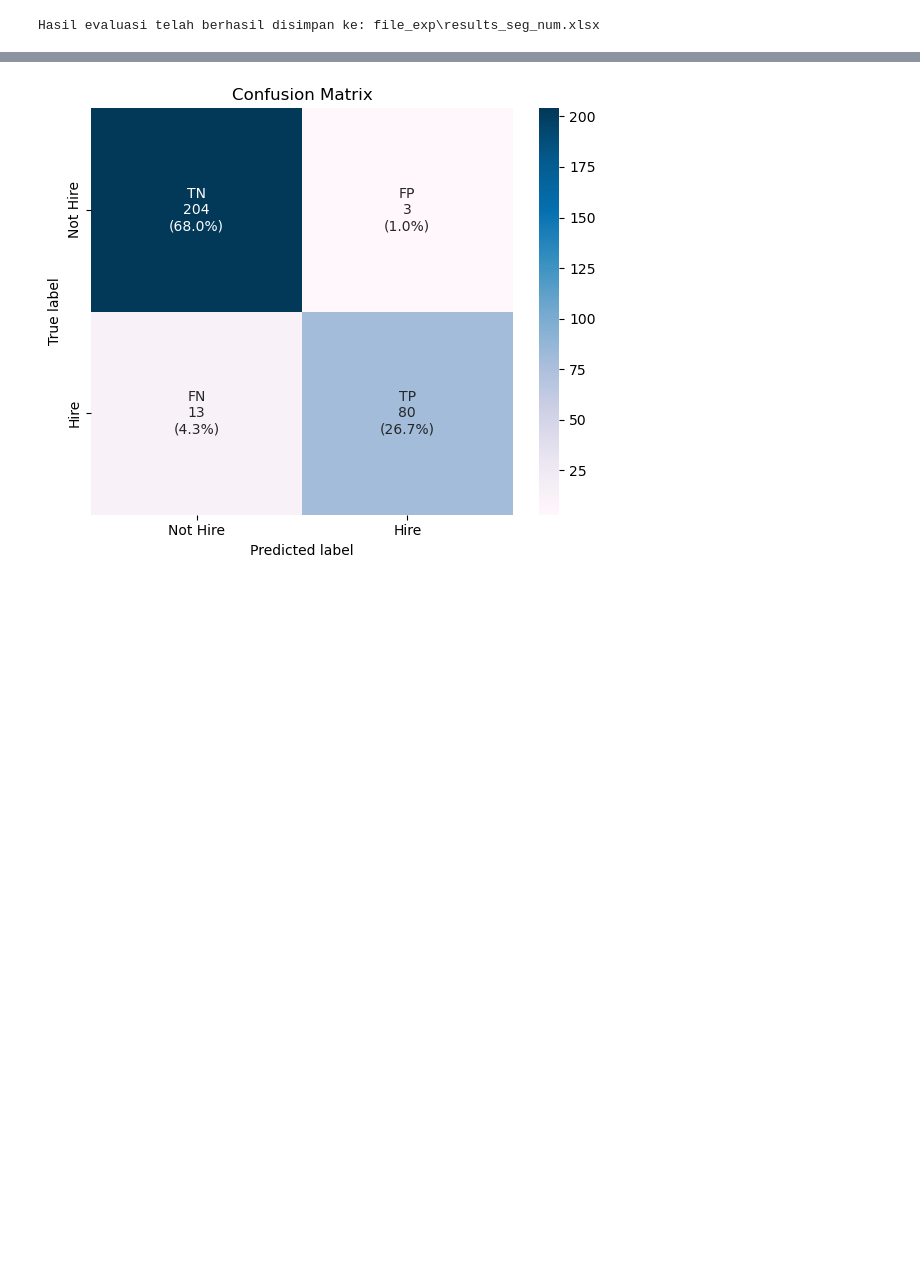
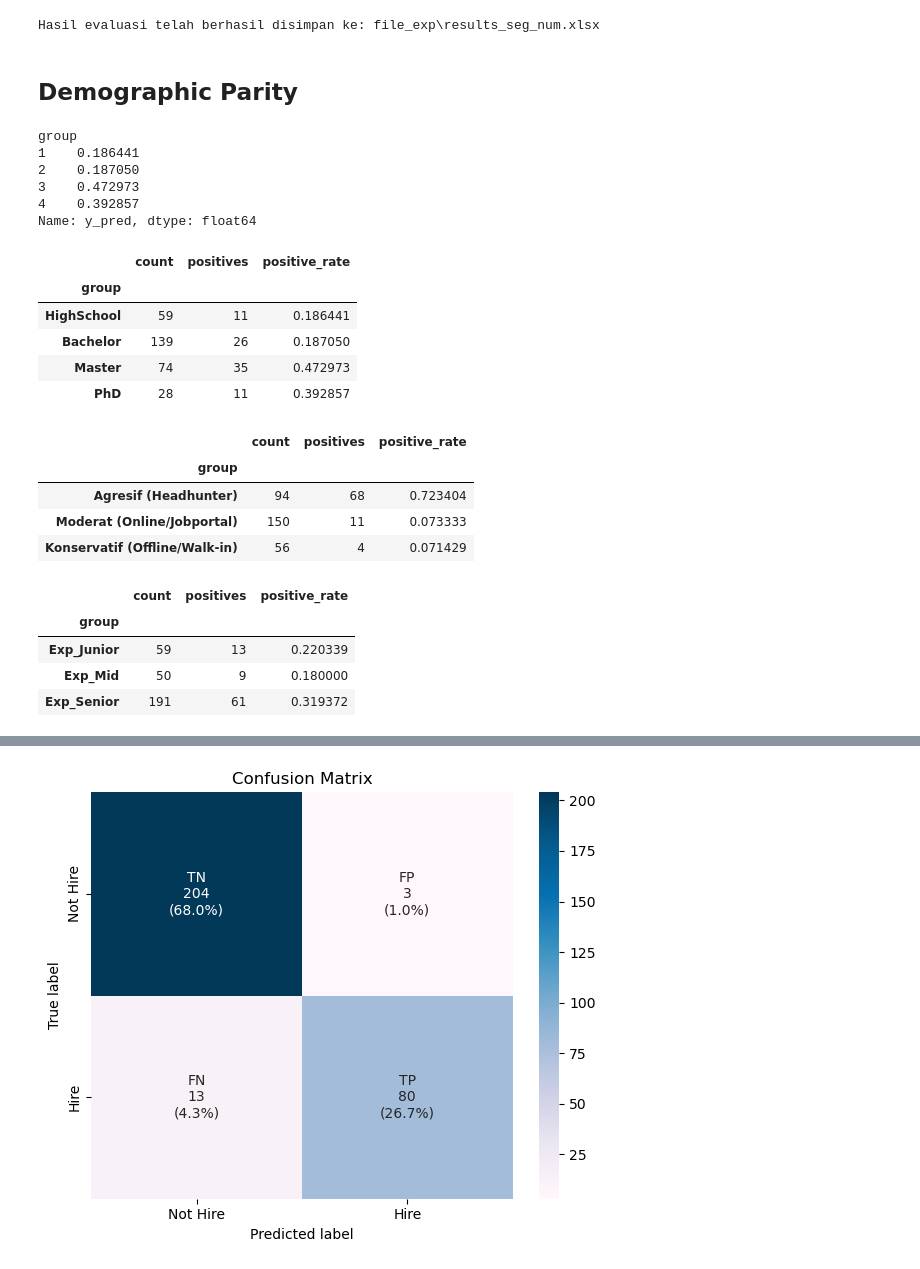
Before and after one commit to agirahmawandi/Finpro_stage3, a Jupyter notebook: Stage3_evaluation.ipynb, the cells around one changed output, grey strips where cells are left out. Cells and saved outputs as stored; diff of their text form; code cells hidden in the pictures; blank space fills up the shorter version.

```diff
--- a/Stage3_evaluation.ipynb
+++ b/Stage3_evaluation.ipynb
@@ -359,0 +372,16 @@ Hasil evaluasi telah berhasil disimpan ke: file_exp\results_seg_num.xlsx
+# %% [markdown]
+## Demographic Parity
+# %%
+def demographic_parity(y_pred, sensitive_feature):
+    df = pd.DataFrame({"y_pred": y_pred, "group": sensitive_feature})
+    return df.groupby("group")["y_pred"].mean()
+
+dp_edu = demographic_parity(y_pred, X_test["EducationLevel"])
+display(dp_edu)
+# %% [output]
+group
+1    0.186441
+2    0.187050
+3    0.472973
+4    0.392857
+Name: y_pred, dtype: float64
@@ -359,0 +404,60 @@ Hasil evaluasi telah berhasil disimpan ke: file_exp\results_seg_num.xlsx
+# %%
+def bin_experience(v):
+    if v <= 2:
+        return "Junior"
+    elif v <= 5:
+        return "Mid"
+    else:
+        return "Senior"
+
+X_test["ExperienceLevel"] = X_test["ExperienceYears"].apply(bin_experience)
+# %%
+def bin_experience(v):
+    if v <= 2:
+        return "Exp_Junior"
+    elif v <= 5:
+        return "Exp_Mid"
+    else:
+        return "Exp_Senior"
+
+X_test["ExperienceLevel"] = X_test["ExperienceYears"].apply(bin_experience)
+# %%
+edu_map = {
+    1: "HighSchool",
+    2: "Bachelor",
+    3: "Master",
+    4: "PhD"
+}
+
+dp_edu = demographic_parity(y_pred, X_test["EducationLevel"], mapping_dict=edu_map)
+
+
+recruit_map = {
+    1: "Agresif (Headhunter)",
+    2: "Moderat (Online/Jobportal)",
+    3: "Konservatif (Offline/Walk-in)"
+}
+
+dp_recruit = demographic_parity(y_pred, X_test["RecruitmentStrategy"], mapping_dict=recruit_map)
+
+
+
+dp_exp = demographic_parity(y_pred, X_test["ExperienceLevel"])
+display(dp_edu, dp_recruit, dp_exp)
+# %% [output]
+|  | count | positives | positive_rate |
+| group |  |  |  |
+| HighSchool | 59 | 11 | 0.186441 |
+| Bachelor | 139 | 26 | 0.187050 |
+| Master | 74 | 35 | 0.472973 |
+| PhD | 28 | 11 | 0.392857 |
+|  | count | positives | positive_rate |
+| group |  |  |  |
+| Agresif (Headhunter) | 94 | 68 | 0.723404 |
+| Moderat (Online/Jobportal) | 150 | 11 | 0.073333 |
+| Konservatif (Offline/Walk-in) | 56 | 4 | 0.071429 |
+|  | count | positives | positive_rate |
+| group |  |  |  |
+| Exp_Junior | 59 | 13 | 0.220339 |
+| Exp_Mid | 50 | 9 | 0.180000 |
+| Exp_Senior | 191 | 61 | 0.319372 |
```
Also changed, not shown: parts of 9 cells of this notebook, 7 other files.
